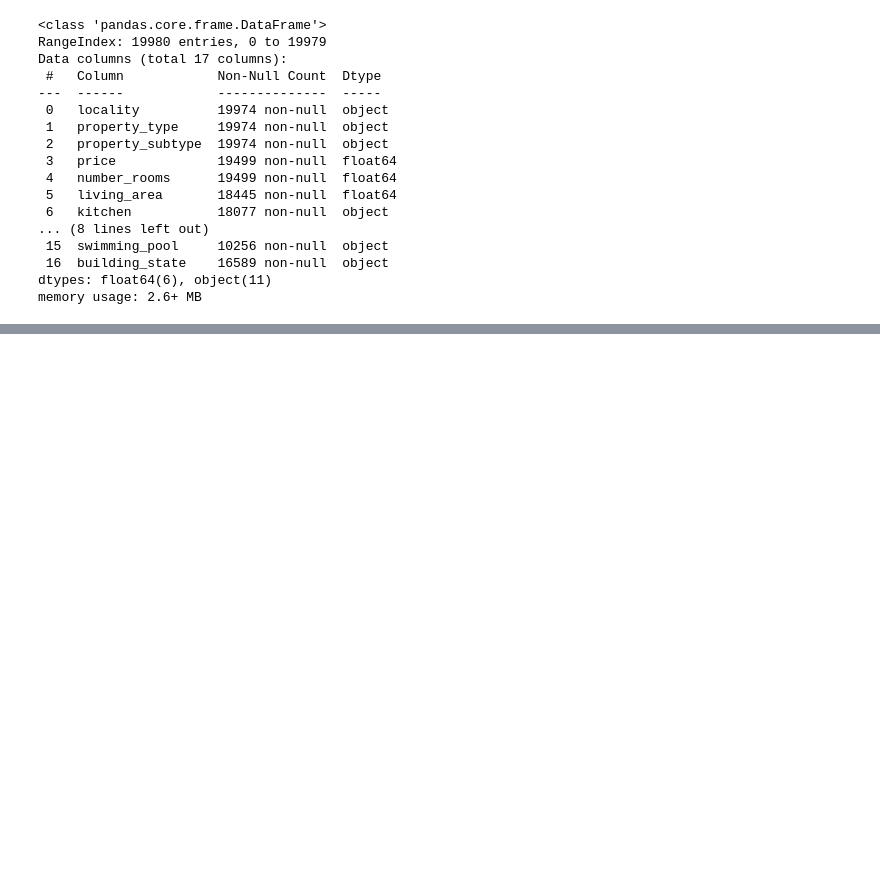
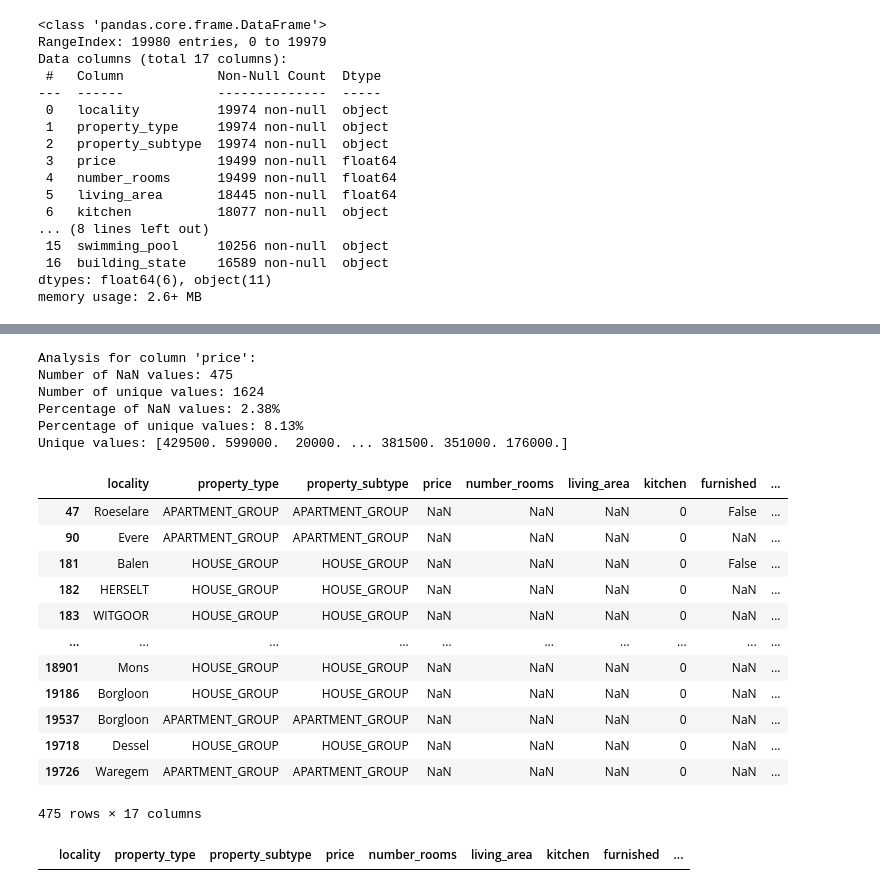
Before and after one commit to nikolaaswillaert/ImmoElizaDataAnalysis, a Jupyter notebook: datacleaning.ipynb, the cells around one changed output, grey strips where cells are left out. Cells and saved outputs as stored; diff of their text form; code cells hidden in the pictures; blank space fills up the shorter version.

```diff
--- a/datacleaning.ipynb
+++ b/datacleaning.ipynb
@@ -81,0 +107,28 @@ df = df.dropna(how='all')
+# %%
+# We have 475 rows with NaN as price - 2.38% of the total
+
+analyze_column(df, 'price')
+# %% [output]
+Analysis for column 'price':
+Number of NaN values: 475
+Number of unique values: 1624
+Percentage of NaN values: 2.38%
+Percentage of unique values: 8.13%
+Unique values: [429500. 599000.  20000. ... 381500. 351000. 176000.]
+# %%
+df[df['price'].isna()]
+# Most values are not Filled in (NaN) so I decide to drop all of these 475 rows
+# %% [output]
+|  | locality | property_type | property_subtype | price | number_rooms | living_area | kitchen | furnished | ... |
+| 47 | Roeselare | APARTMENT_GROUP | APARTMENT_GROUP | NaN | NaN | NaN | 0 | False | ... |
+| 90 | Evere | APARTMENT_GROUP | APARTMENT_GROUP | NaN | NaN | NaN | 0 | NaN | ... |
+| 181 | Balen | HOUSE_GROUP | HOUSE_GROUP | NaN | NaN | NaN | 0 | False | ... |
+| 182 | HERSELT | HOUSE_GROUP | HOUSE_GROUP | NaN | NaN | NaN | 0 | NaN | ... |
+| 183 | WITGOOR | HOUSE_GROUP | HOUSE_GROUP | NaN | NaN | NaN | 0 | NaN | ... |
+| ... | ... | ... | ... | ... | ... | ... | ... | ... | ... |
+| 18901 | Mons | HOUSE_GROUP | HOUSE_GROUP | NaN | NaN | NaN | 0 | NaN | ... |
+| 19186 | Borgloon | HOUSE_GROUP | HOUSE_GROUP | NaN | NaN | NaN | 0 | NaN | ... |
+| 19537 | Borgloon | APARTMENT_GROUP | APARTMENT_GROUP | NaN | NaN | NaN | 0 | NaN | ... |
+| 19718 | Dessel | HOUSE_GROUP | HOUSE_GROUP | NaN | NaN | NaN | 0 | NaN | ... |
+| 19726 | Waregem | APARTMENT_GROUP | APARTMENT_GROUP | NaN | NaN | NaN | 0 | NaN | ... |
+475 rows × 17 columns
@@ -81,0 +137,5 @@ df = df.dropna(how='all')
+# %%
+df[df['price'].isna()]
+# ALL NaN Values are dropped
+# %% [output]
+|  | locality | property_type | property_subtype | price | number_rooms | living_area | kitchen | furnished | ... |
```
Also changed, not shown: parts of 30 cells of this notebook.
